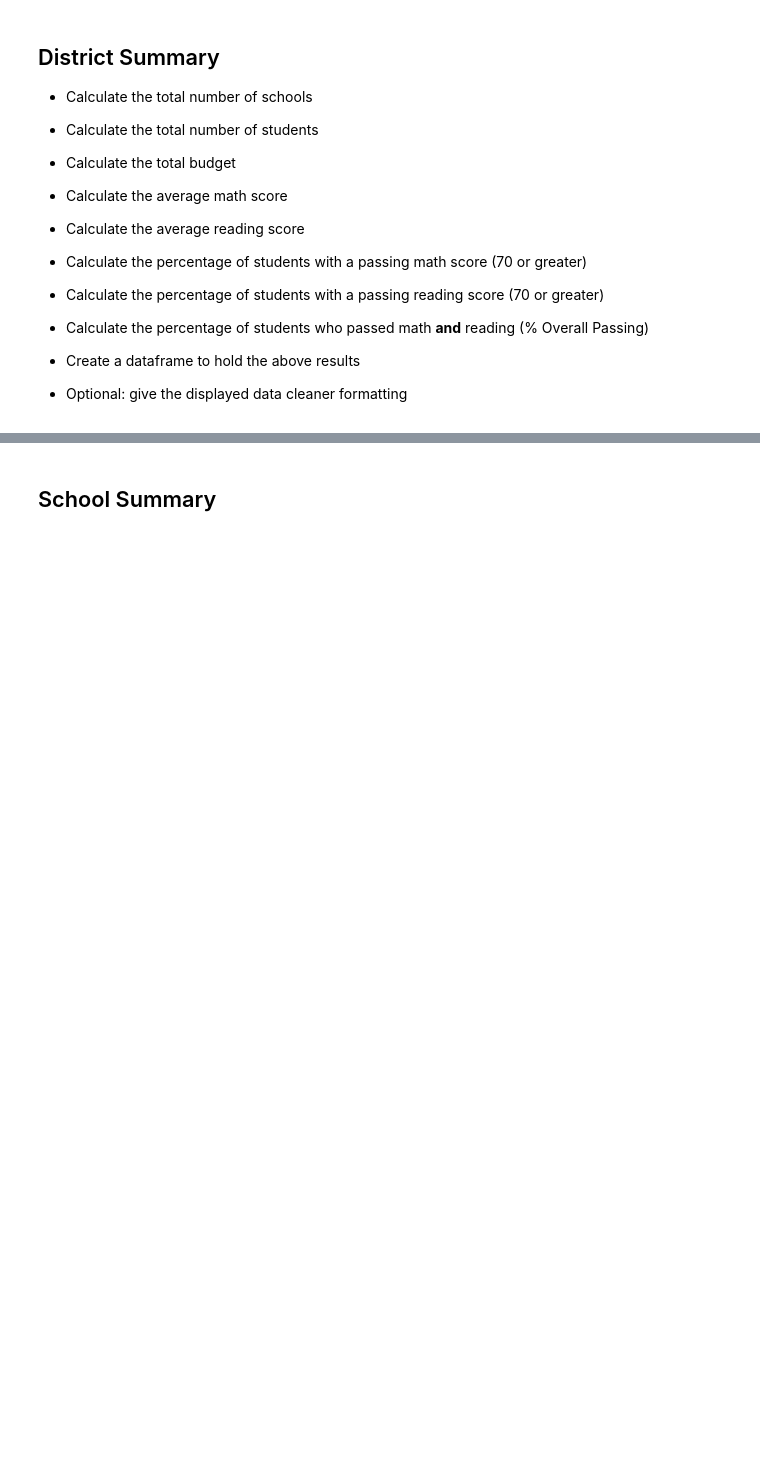
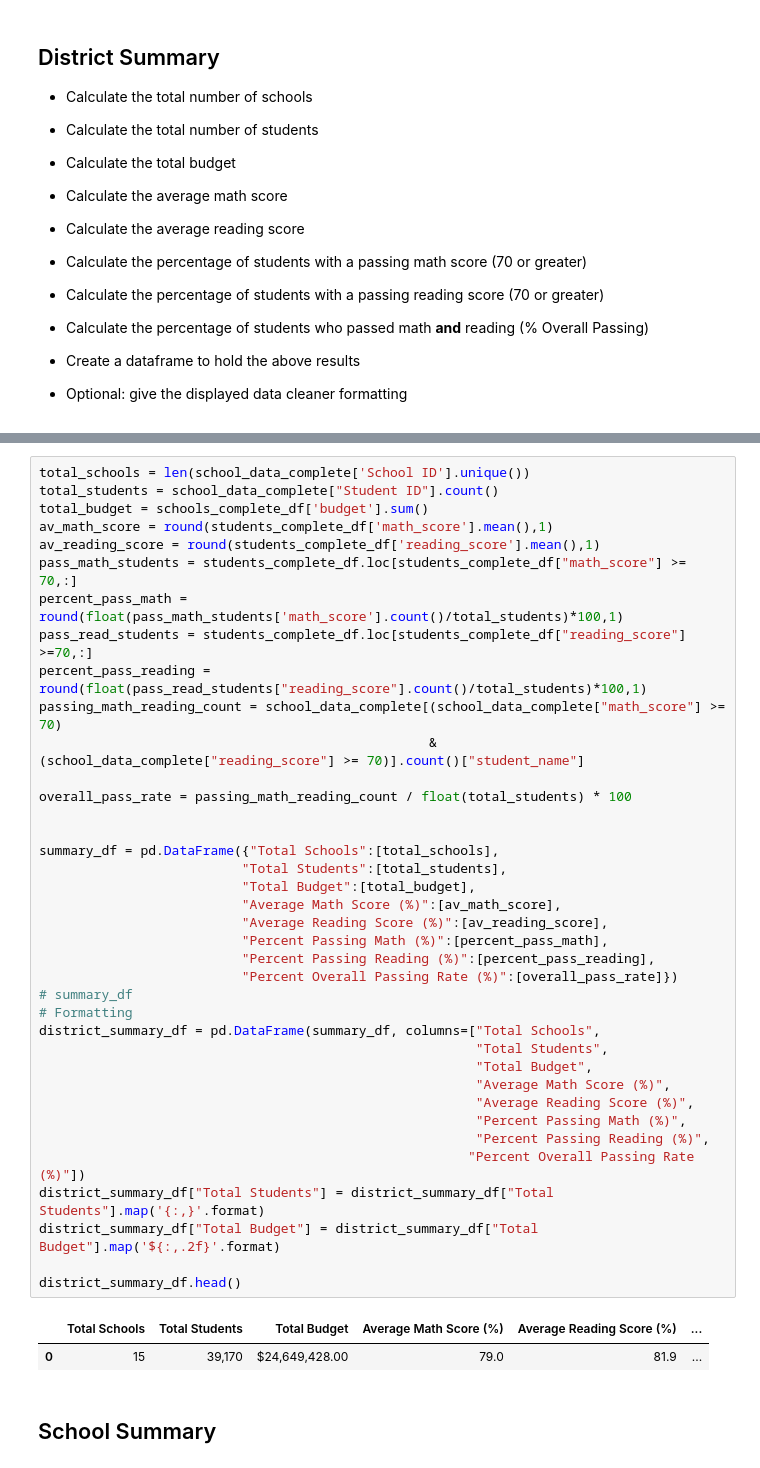
Before and after one commit to DeltaDeutsch/4.-Pandas-Homework-Deutsch, a Jupyter notebook: PyCitySchools_starter.ipynb, the cells around one changed output, grey strips where cells are left out. Saved outputs shown, nothing was run; the diff lists cells and outputs as text; blank space fills up the shorter version.

```diff
--- a/PyCitySchools_starter.ipynb
+++ b/PyCitySchools_starter.ipynb
@@ -55,3 +66,44 @@ school_data_complete.head(5)
+# %%
+total_schools = len(school_data_complete['School ID'].unique())
+total_students = school_data_complete["Student ID"].count()
+total_budget = schools_complete_df['budget'].sum()
+av_math_score = round(students_complete_df['math_score'].mean(),1)
+av_reading_score = round(students_complete_df['reading_score'].mean(),1)
+pass_math_students = students_complete_df.loc[students_complete_df["math_score"] >= 70,:]
+percent_pass_math = round(float(pass_math_students['math_score'].count()/total_students)*100,1)
+pass_read_students = students_complete_df.loc[students_complete_df["reading_score"] >=70,:]
+percent_pass_reading = round(float(pass_read_students["reading_score"].count()/total_students)*100,1)
+passing_math_reading_count = school_data_complete[(school_data_complete["math_score"] >= 70)
+                                                  & (school_data_complete["reading_score"] >= 70)].count()["student_name"]
+
+overall_pass_rate = passing_math_reading_count / float(total_students) * 100
+
+
+summary_df = pd.DataFrame({"Total Schools":[total_schools],
+                          "Total Students":[total_students],
+                          "Total Budget":[total_budget],
+                          "Average Math Score (%)":[av_math_score],
+                          "Average Reading Score (%)":[av_reading_score],
+                          "Percent Passing Math (%)":[percent_pass_math],
+                          "Percent Passing Reading (%)":[percent_pass_reading],
+                          "Percent Overall Passing Rate (%)":[overall_pass_rate]})
+# summary_df
+# Formatting
+district_summary_df = pd.DataFrame(summary_df, columns=["Total Schools",
+                                                        "Total Students",
+                                                        "Total Budget",
+                                                        "Average Math Score (%)",
+                                                        "Average Reading Score (%)",
+                                                        "Percent Passing Math (%)",
+                                                        "Percent Passing Reading (%)",
+                                                       "Percent Overall Passing Rate (%)"])
+district_summary_df["Total Students"] = district_summary_df["Total Students"].map('{:,}'.format)
+district_summary_df["Total Budget"] = district_summary_df["Total Budget"].map('${:,.2f}'.format)
+
+district_summary_df.head()
+# %% [output]
+|  | Total Schools | Total Students | Total Budget | Average Math Score (%) | Average Reading Score (%) | ... |
+| 0 | 15 | 39,170 | $24,649,428.00 | 79.0 | 81.9 | ... |
 # %% [markdown]
 ## School Summary
 # %% [markdown]
```
Also changed, not shown: parts of 19 cells of this notebook.
